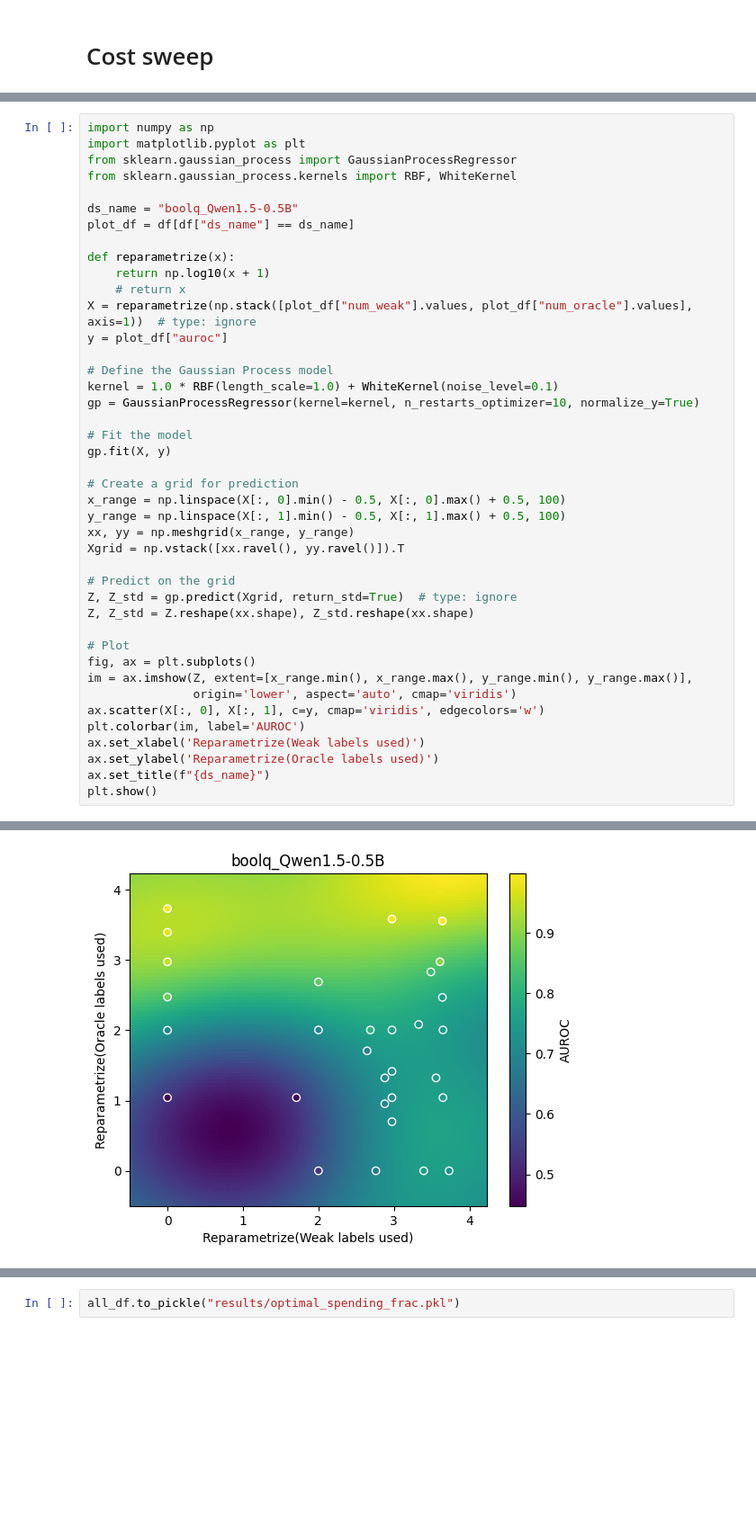
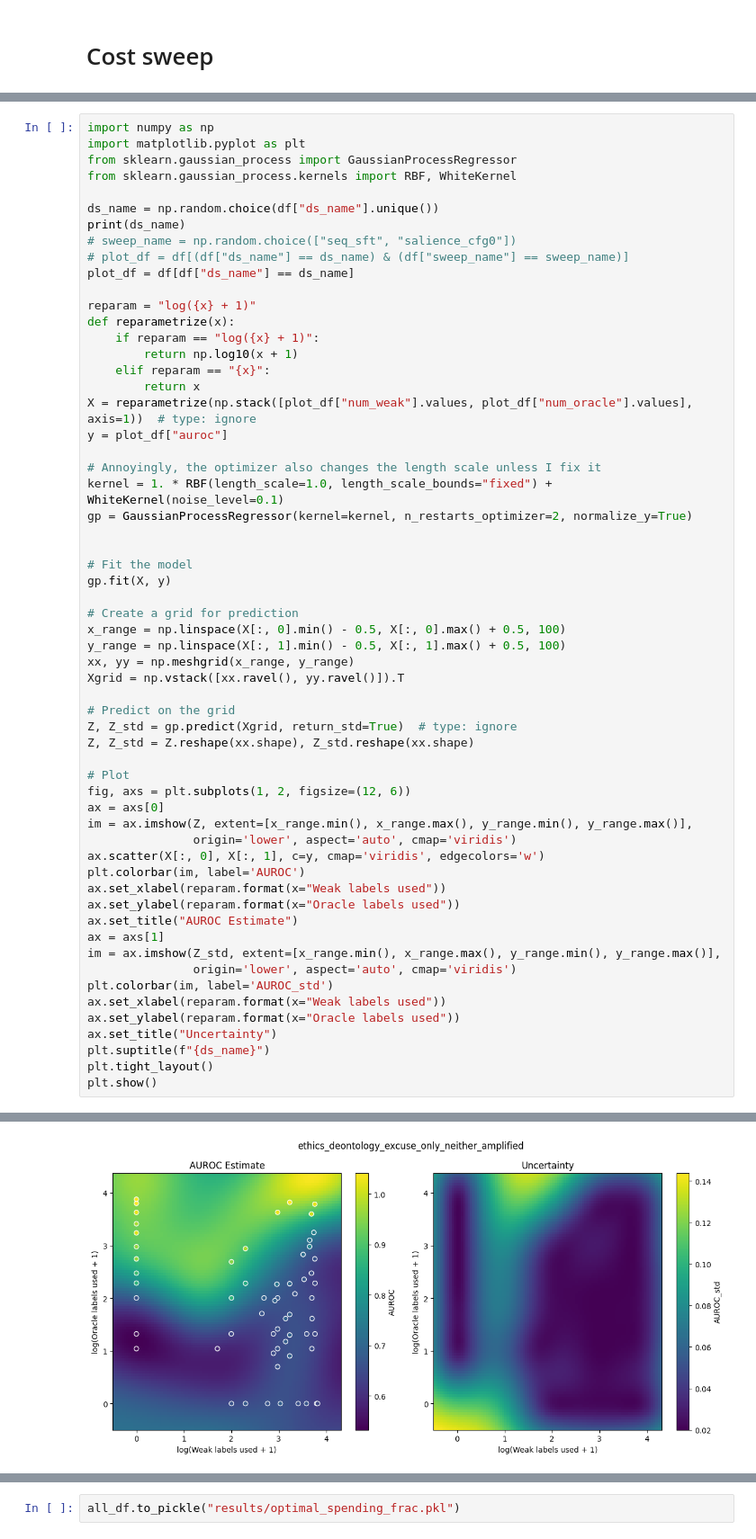
Before and after one commit to EleutherAI/scalable-elicitation, a Jupyter notebook: analysis.ipynb, the cells around one changed output, grey strips where cells are left out. Shown at 90% size. Cells and saved outputs as stored; diff of their text form; blank space fills up the shorter version.

```diff
--- a/analysis.ipynb
+++ b/analysis.ipynb
@@ -541,18 +589,25 @@ import matplotlib.pyplot as plt
 from sklearn.gaussian_process import GaussianProcessRegressor
 from sklearn.gaussian_process.kernels import RBF, WhiteKernel
 
-ds_name = "boolq_Qwen1.5-0.5B"
+ds_name = np.random.choice(df["ds_name"].unique())
+print(ds_name)
+# sweep_name = np.random.choice(["seq_sft", "salience_cfg0"])
+# plot_df = df[(df["ds_name"] == ds_name) & (df["sweep_name"] == sweep_name)]
 plot_df = df[df["ds_name"] == ds_name]
 
+reparam = "log({x} + 1)"
 def reparametrize(x):
-    return np.log10(x + 1)
-    # return x
+    if reparam == "log({x} + 1)":
+        return np.log10(x + 1)
+    elif reparam == "{x}":
+        return x
 X = reparametrize(np.stack([plot_df["num_weak"].values, plot_df["num_oracle"].values], axis=1))  # type: ignore
 y = plot_df["auroc"]
 
-# Define the Gaussian Process model
-kernel = 1.0 * RBF(length_scale=1.0) + WhiteKernel(noise_level=0.1)
-gp = GaussianProcessRegressor(kernel=kernel, n_restarts_optimizer=10, normalize_y=True)
+# Annoyingly, the optimizer also changes the length scale unless I fix it
+kernel = 1. * RBF(length_scale=1.0, length_scale_bounds="fixed") + WhiteKernel(noise_level=0.1)
+gp = GaussianProcessRegressor(kernel=kernel, n_restarts_optimizer=2, normalize_y=True)
+
 
 # Fit the model
 gp.fit(X, y)
@@ -568,13 +623,23 @@ Z, Z_std = gp.predict(Xgrid, return_std=True)  # type: ignore
 Z, Z_std = Z.reshape(xx.shape), Z_std.reshape(xx.shape)
 
 # Plot
-fig, ax = plt.subplots()
+fig, axs = plt.subplots(1, 2, figsize=(12, 6))
+ax = axs[0]
 im = ax.imshow(Z, extent=[x_range.min(), x_range.max(), y_range.min(), y_range.max()],
                origin='lower', aspect='auto', cmap='viridis')
 ax.scatter(X[:, 0], X[:, 1], c=y, cmap='viridis', edgecolors='w')
 plt.colorbar(im, label='AUROC')
-ax.set_xlabel('Reparametrize(Weak labels used)')
-ax.set_ylabel('Reparametrize(Oracle labels used)')
-ax.set_title(f"{ds_name}")
+ax.set_xlabel(reparam.format(x="Weak labels used"))
+ax.set_ylabel(reparam.format(x="Oracle labels used"))
+ax.set_title("AUROC Estimate")
+ax = axs[1]
+im = ax.imshow(Z_std, extent=[x_range.min(), x_range.max(), y_range.min(), y_range.max()],
+               origin='lower', aspect='auto', cmap='viridis')
+plt.colorbar(im, label='AUROC_std')
+ax.set_xlabel(reparam.format(x="Weak labels used"))
+ax.set_ylabel(reparam.format(x="Oracle labels used"))
+ax.set_title("Uncertainty")
+plt.suptitle(f"{ds_name}")
+plt.tight_layout()
 plt.show()
 # %% [output]
@@ -581,4 +647,4 @@ plt.show()
-[figure, old version]
+[figure, new version]
 # %%
 oracle_affordable = 5000  # if you spent your whole budget on oracle, how many oracle labels could you afford?
 weak_affordable = 3000
```
Also changed, not shown: parts of 33 cells of this notebook, 4 other files.
